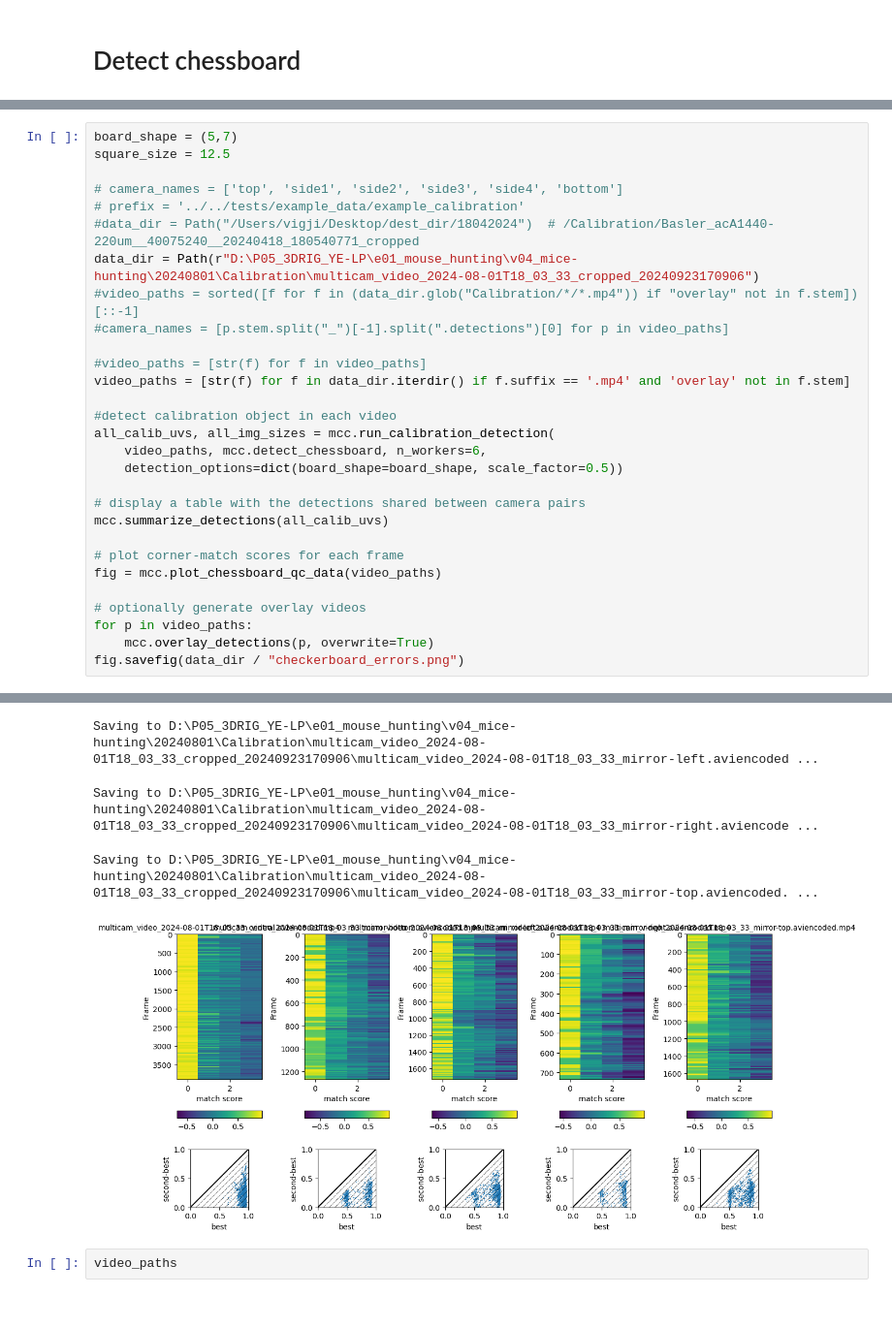
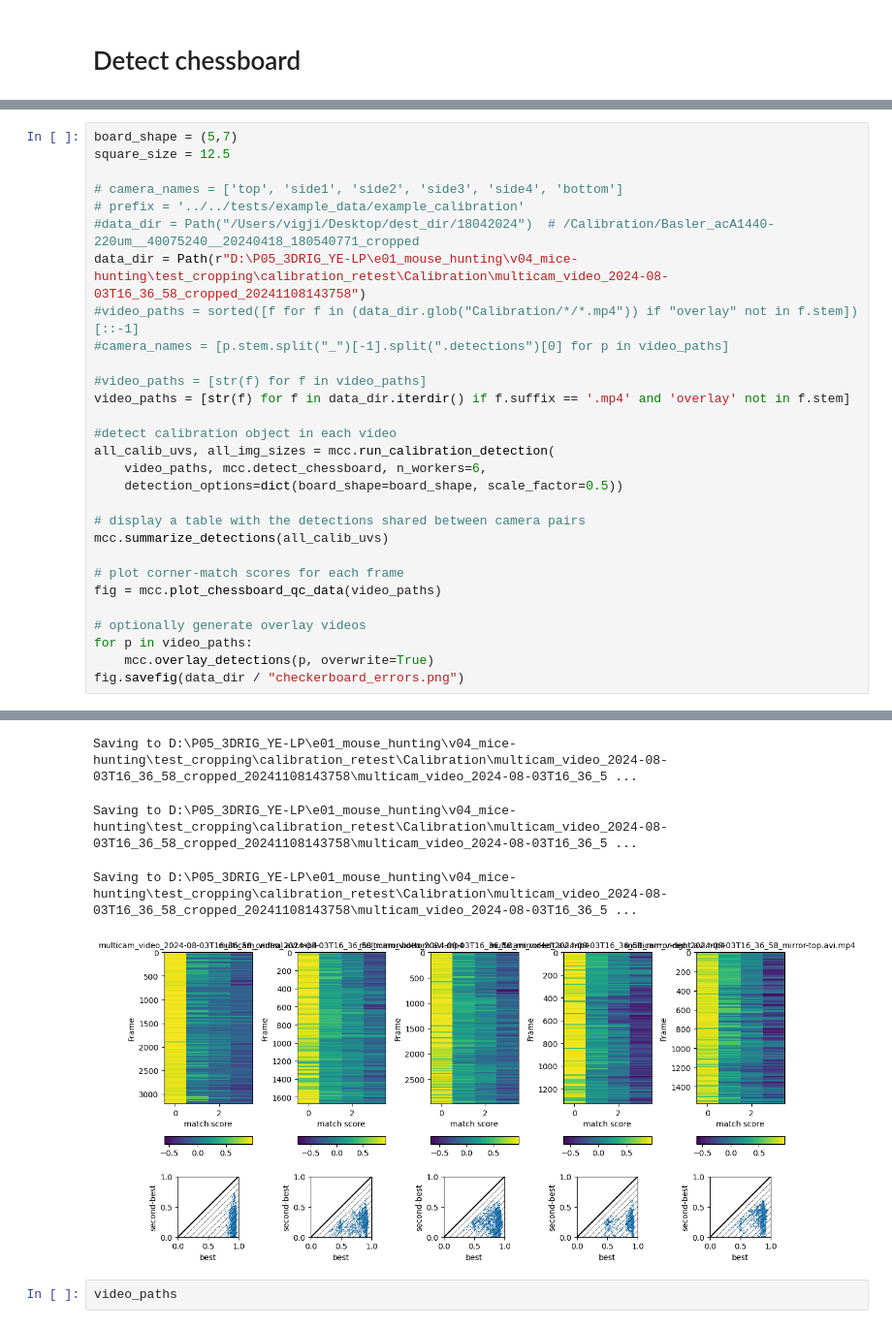
Before and after one commit to iurillilab/3d-setup, a Jupyter notebook: complete_pipeline/2_calibration_tutorial copy.ipynb, the cells around one changed output, grey strips where cells are left out. Shown at 97% size. Saved outputs shown, nothing was run; the diff lists cells and outputs as text.

```diff
--- a/complete_pipeline/2_calibration_tutorial copy.ipynb
+++ b/complete_pipeline/2_calibration_tutorial copy.ipynb
@@ -12,7 +15,7 @@ square_size = 12.5
 # camera_names = ['top', 'side1', 'side2', 'side3', 'side4', 'bottom']
 # prefix = '../../tests/example_data/example_calibration'
 #data_dir = Path("/Users/vigji/Desktop/dest_dir/18042024")  # /Calibration/Basler_acA1440-220um__40075240__20240418_180540771_cropped
-data_dir = Path(r"D:\P05_3DRIG_YE-LP\e01_mouse_hunting\v04_mice-hunting\20240801\Calibration\multicam_video_2024-08-01T18_03_33_cropped_20240923170906")
+data_dir = Path(r"D:\P05_3DRIG_YE-LP\e01_mouse_hunting\v04_mice-hunting\test_cropping\calibration_retest\Calibration\multicam_video_2024-08-03T16_36_58_cropped_20241108143758")
 #video_paths = sorted([f for f in (data_dir.glob("Calibration/*/*.mp4")) if "overlay" not in f.stem])[::-1]
 #camera_names = [p.stem.split("_")[-1].split(".detections")[0] for p in video_paths]
 
@@ -40,7 +43,7 @@ Saving to D:\P05_3DRIG_YE-LP\e01_mouse_hunting\v04_mice-hunting\20240801\Calibra
-Saving to D:\P05_3DRIG_YE-LP\e01_mouse_hunting\v04_mice-hunting\20240801\Calibration\multicam_video_2024-08-01T18_03_33_cropped_20240923170906\multicam_video_2024-08-01T18_03_33_mirror-left.aviencoded ...
+Saving to D:\P05_3DRIG_YE-LP\e01_mouse_hunting\v04_mice-hunting\test_cropping\calibration_retest\Calibration\multicam_video_2024-08-03T16_36_58_cropped_20241108143758\multicam_video_2024-08-03T16_36_5 ...
-Saving to D:\P05_3DRIG_YE-LP\e01_mouse_hunting\v04_mice-hunting\20240801\Calibration\multicam_video_2024-08-01T18_03_33_cropped_20240923170906\multicam_video_2024-08-01T18_03_33_mirror-right.aviencode ...
+Saving to D:\P05_3DRIG_YE-LP\e01_mouse_hunting\v04_mice-hunting\test_cropping\calibration_retest\Calibration\multicam_video_2024-08-03T16_36_58_cropped_20241108143758\multicam_video_2024-08-03T16_36_5 ...
-Saving to D:\P05_3DRIG_YE-LP\e01_mouse_hunting\v04_mice-hunting\20240801\Calibration\multicam_video_2024-08-01T18_03_33_cropped_20240923170906\multicam_video_2024-08-01T18_03_33_mirror-top.aviencoded. ...
+Saving to D:\P05_3DRIG_YE-LP\e01_mouse_hunting\v04_mice-hunting\test_cropping\calibration_retest\Calibration\multicam_video_2024-08-03T16_36_58_cropped_20241108143758\multicam_video_2024-08-03T16_36_5 ...
-[figure, old version]
+[figure, new version]
 # %%
 video_paths
 # %% [output]
```
Also changed, not shown: parts of 67 cells of this notebook, 6 other files.
